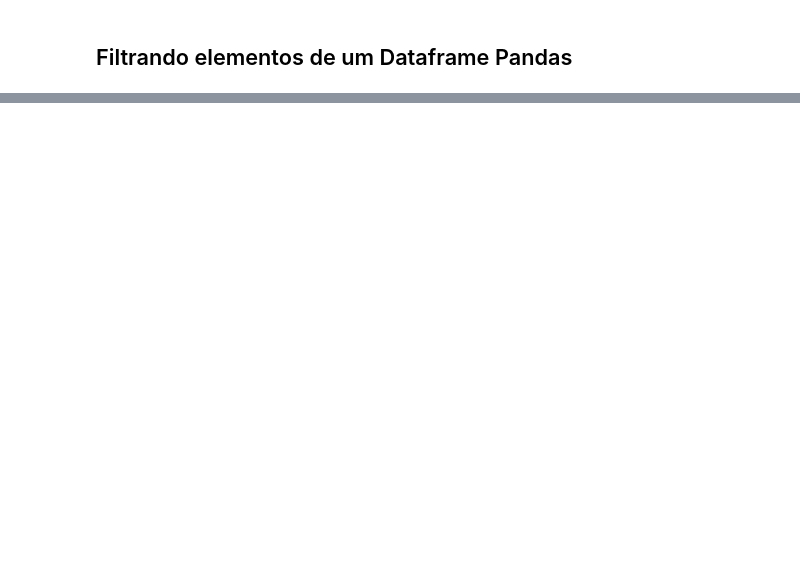
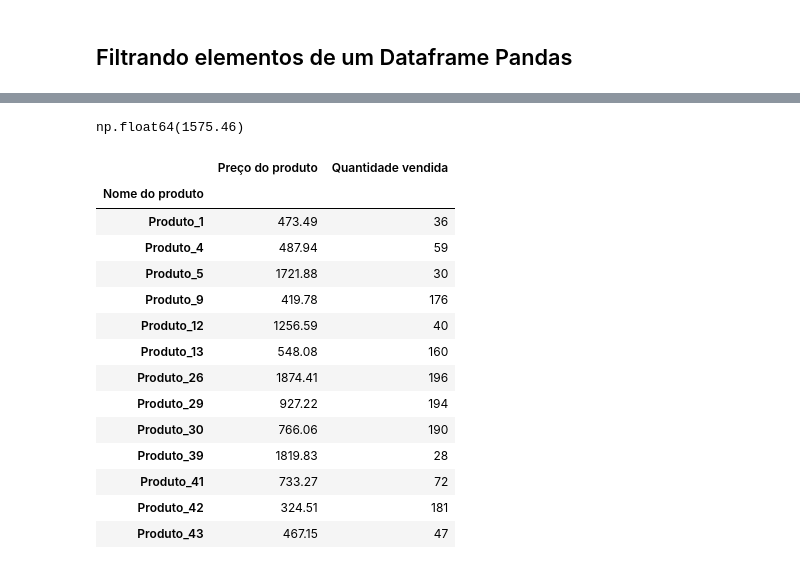
Before and after one commit to alxmart/Python_IA_Aplicada, a Jupyter notebook: Python_IA_Aplicada.ipynb, the cells around one changed output, grey strips where cells are left out. Drawn from its saved outputs; the diff is of its cells as text; code cells hidden in the pictures; blank space fills up the shorter version.

```diff
--- a/Python_IA_Aplicada.ipynb
+++ b/Python_IA_Aplicada.ipynb
@@ -1191,0 +1424,24 @@ df_produtos_indexed
+# %%
+df_produtos_com_indice.loc["Produto_45","Preço do produto"]
+# %% [output]
+np.float64(1575.46)
+# %%
+eletronicos = df_produtos_com_indice[df_produtos_com_indice["Categoria do produto"] == "Eletrônicos"]
+# %%
+df_produtos_com_indice.loc[eletronicos.index, ["Preço do produto", "Quantidade vendida"]]
+# %% [output]
+|  | Preço do produto | Quantidade vendida |
+| Nome do produto |  |  |
+| Produto_1 | 473.49 | 36 |
+| Produto_4 | 487.94 | 59 |
+| Produto_5 | 1721.88 | 30 |
+| Produto_9 | 419.78 | 176 |
+| Produto_12 | 1256.59 | 40 |
+| Produto_13 | 548.08 | 160 |
+| Produto_26 | 1874.41 | 196 |
+| Produto_29 | 927.22 | 194 |
+| Produto_30 | 766.06 | 190 |
+| Produto_39 | 1819.83 | 28 |
+| Produto_41 | 733.27 | 72 |
+| Produto_42 | 324.51 | 181 |
+| Produto_43 | 467.15 | 47 |
```
Also changed, not shown: parts of 30 cells of this notebook.
